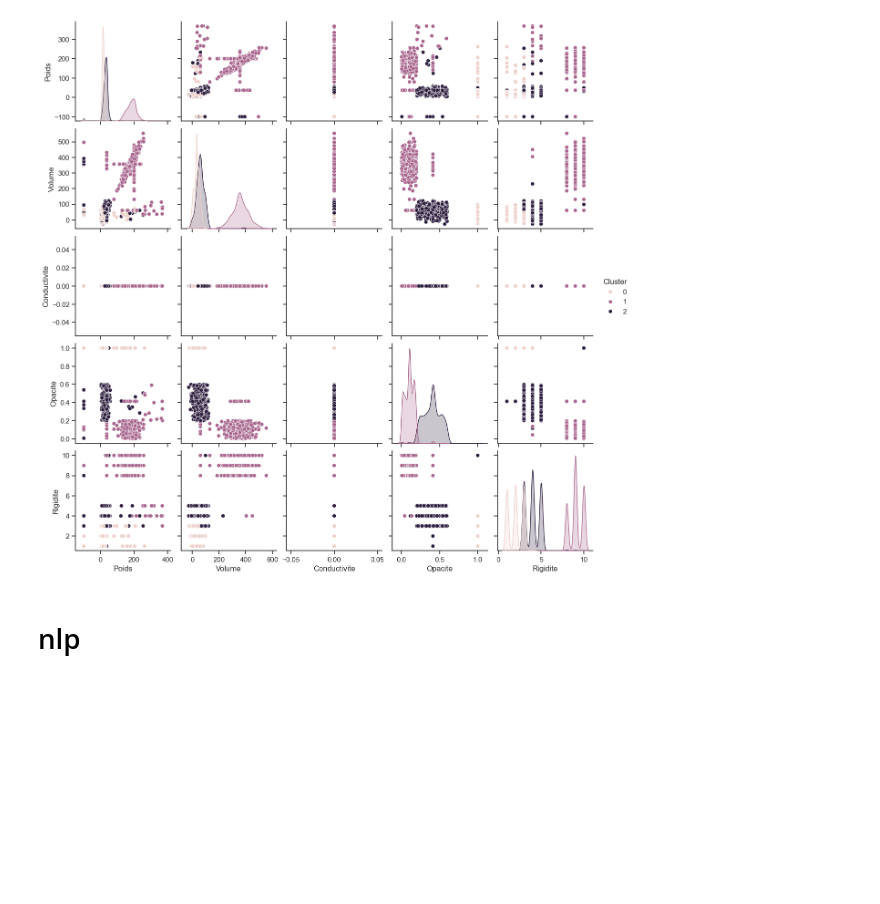
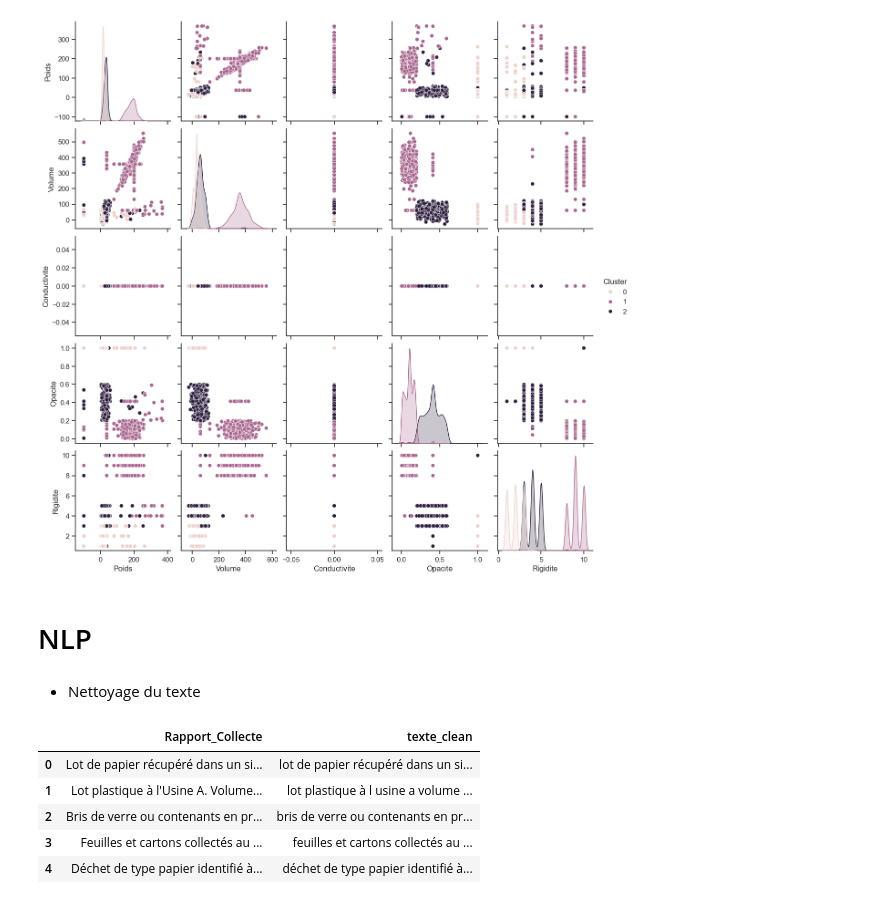
Before and after one commit to Test123599/ECOML, a Jupyter notebook: TpStandard - Copie.ipynb, the cells around one changed output. Saved outputs shown, nothing was run; the diff lists cells and outputs as text; code cells hidden in the pictures; blank space fills up the shorter version.

```diff
--- a/TpStandard - Copie.ipynb
+++ b/TpStandard - Copie.ipynb
@@ -2380,14 +2357,27 @@ plt.show()
 # %% [output]
 [figure]
 # %% [markdown]
-# nlp
+# NLP
+# %% [markdown]
+- Nettoyage du texte
 # %%
-#Nettoyage du texte
 import re
+import string
 
-def clean_text(text):
-    text = str(text).lower()  # minuscule
-    text = re.sub(r'[^\w\s]', '', text)  # enlever ponctuation
-    return text
+def nettoyer_texte(texte):
+    texte = str(texte).lower()
+    texte = re.sub(r"\d+", " ", texte)          # supprimer les chiffres
+    texte = re.sub(r"[^\w\s]", " ", texte)     # supprimer ponctuation
+    texte = re.sub(r"\s+", " ", texte)         # supprimer espaces multiples
+    return texte.strip()
 
-df["clean_text"] = df["Rapport_Collecte"].apply(clean_text)
+df["texte_clean"] = df["Rapport_Collecte"].apply(nettoyer_texte)
+
+df[["Rapport_Collecte", "texte_clean"]].head()
+# %% [output]
+|  | Rapport_Collecte | texte_clean |
+| 0 | Lot de papier récupéré dans un si... | lot de papier récupéré dans un si... |
+| 1 | Lot plastique à l'Usine A. Volume... | lot plastique à l usine a volume ... |
+| 2 | Bris de verre ou contenants en pr... | bris de verre ou contenants en pr... |
+| 3 | Feuilles et cartons collectés au ... | feuilles et cartons collectés au ... |
+| 4 | Déchet de type papier identifié à... | déchet de type papier identifié à... |
```
Also changed, not shown: parts of 44 cells of this notebook, 3 other files.
